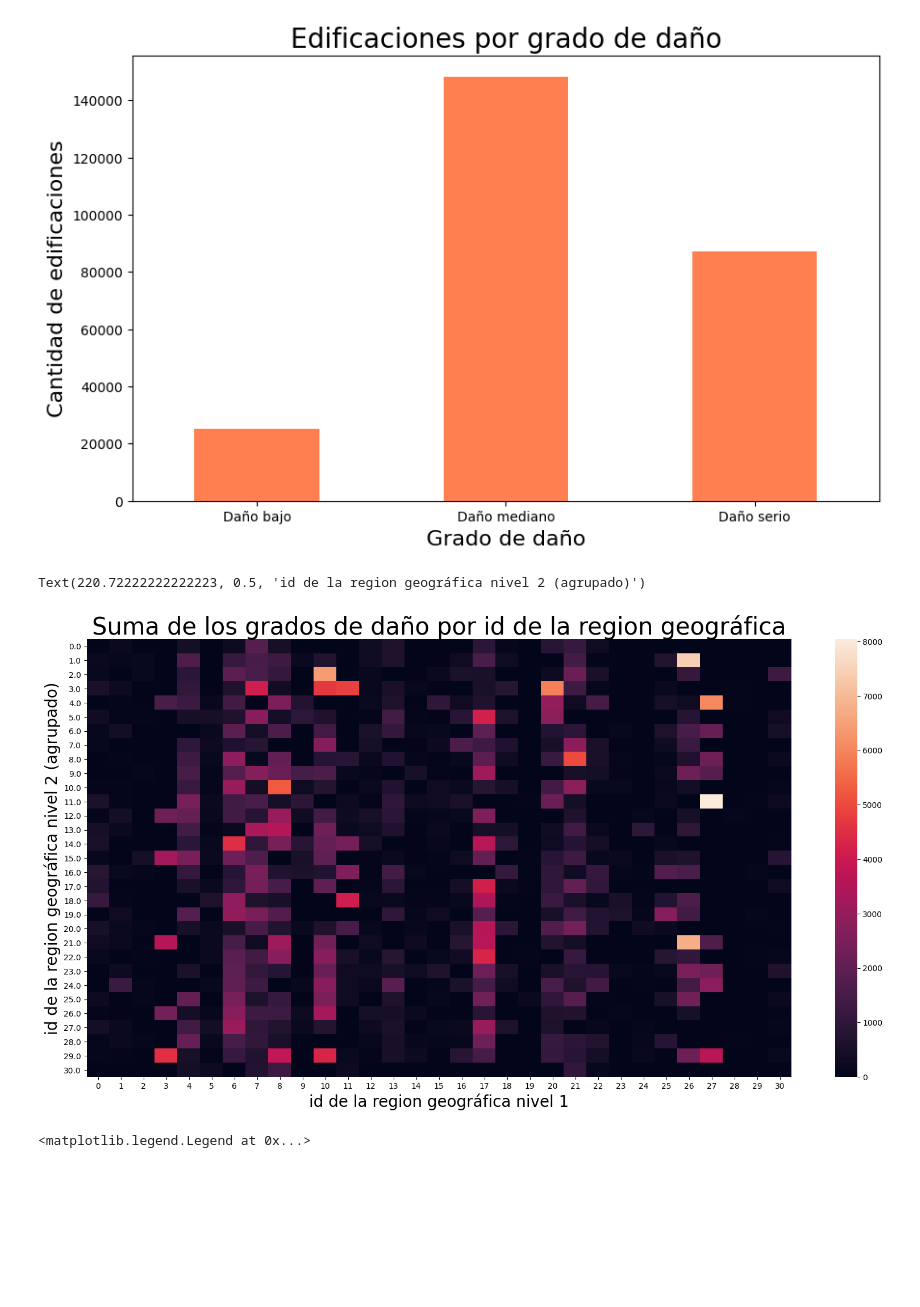
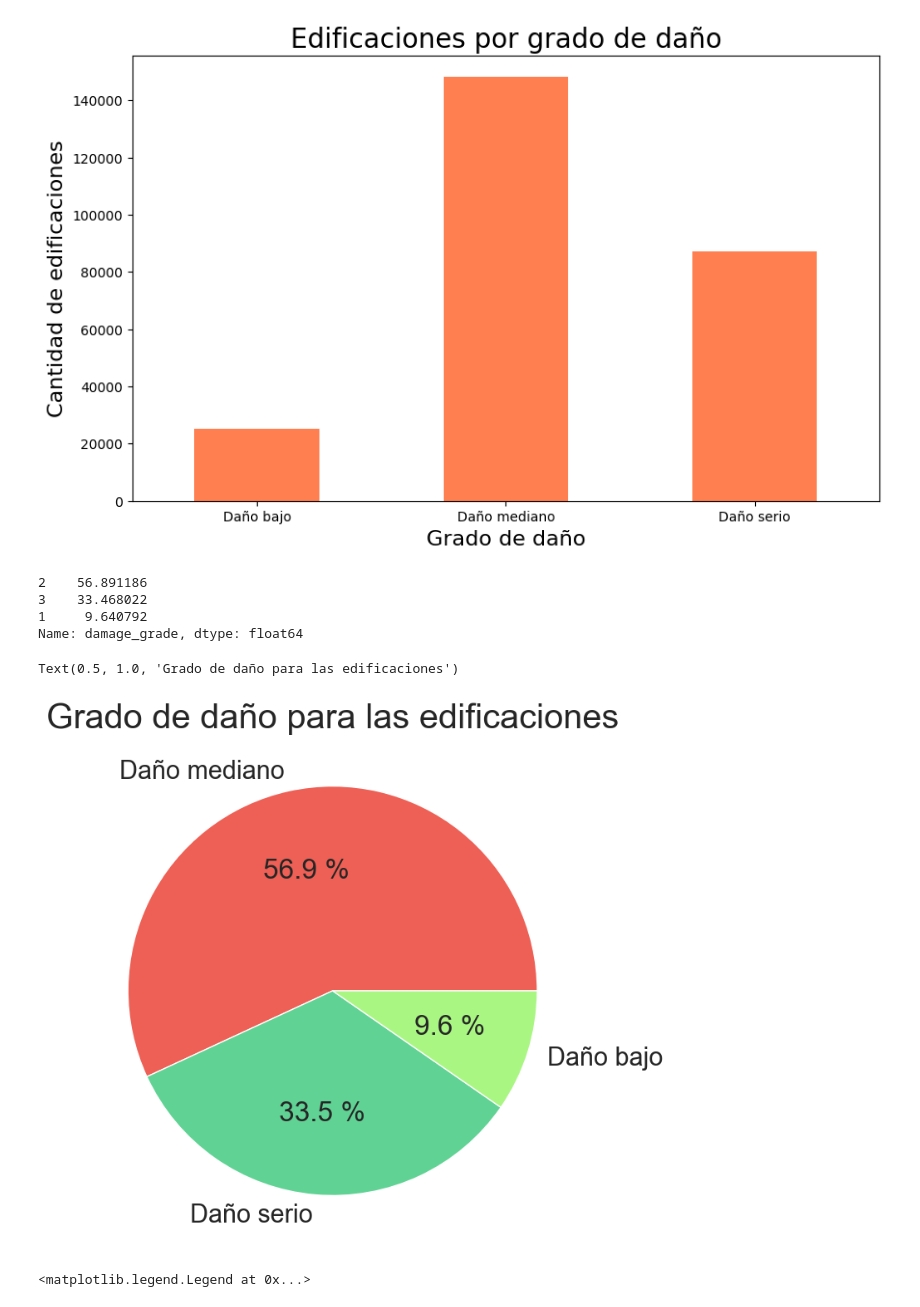
Before and after one commit to GuidoBergman/Datos---Tp1, a Jupyter notebook: Tp1.ipynb, the cells around one changed output. Drawn from its saved outputs; the diff is of its cells as text; code cells hidden in the pictures; blank space fills up the shorter version.

```diff
--- a/Tp1.ipynb
+++ b/Tp1.ipynb
@@ -27,21 +29,24 @@ g.set_ylabel('Cantidad de edificaciones', fontsize=16)
 # %% [output]
 Text(0, 0.5, 'Cantidad de edificaciones')
 [figure]
-# %%
-# Agrupo los valores de geo_level_2_id en 30 para que el grafico
-# quede mas prolijo
-values['geo_level_2_id_agrupados'] = round(values.geo_level_2_id / 48)
-for_heatmap = values.pivot_table(index='geo_level_2_id_agrupados',
-                                 columns='geo_level_1_id',
-                                 values='damage_grade',
-                                 aggfunc='sum')
-for_heatmap = for_heatmap.fillna(0)
-g = sns.heatmap(for_heatmap)
-g.set_title("Suma de los grados de daño por id de la region geográfica",
-            fontsize=30)
-g.set_xlabel("id de la region geográfica nivel 1",fontsize=20)
-g.set_ylabel("id de la region geográfica nivel 2 (agrupado)", fontsize=20)
-# %% [output]
-Text(220.72222222222223, 0.5, 'id de la region geográfica nivel 2 (agrupado)')
-[figure, removed]
+# %%
+porcentajes = values['damage_grade']\
+            .value_counts() / len(values) * 100
+porcentajes
+# %% [output]
+2    56.891186
+3    33.468022
+1     9.640792
+Name: damage_grade, dtype: float64
+# %%
+fig, ax = plt.subplots(figsize=(14,8))
+etiquetas = ['Daño mediano', 'Daño serio', 'Daño bajo']
+colores = ["#EE6055","#60D394","#AAF683"]
+plt.pie(porcentajes, labels=etiquetas,  autopct="%0.1f %%",
+        colors=colores)
+ax.set_title('Grado de daño para las edificaciones',
+             fontsize=30)
+# %% [output]
+Text(0.5, 1.0, 'Grado de daño para las edificaciones')
+[figure, added]
 # %%
```
Also changed, not shown: parts of 18 cells of this notebook, 1 other file.
